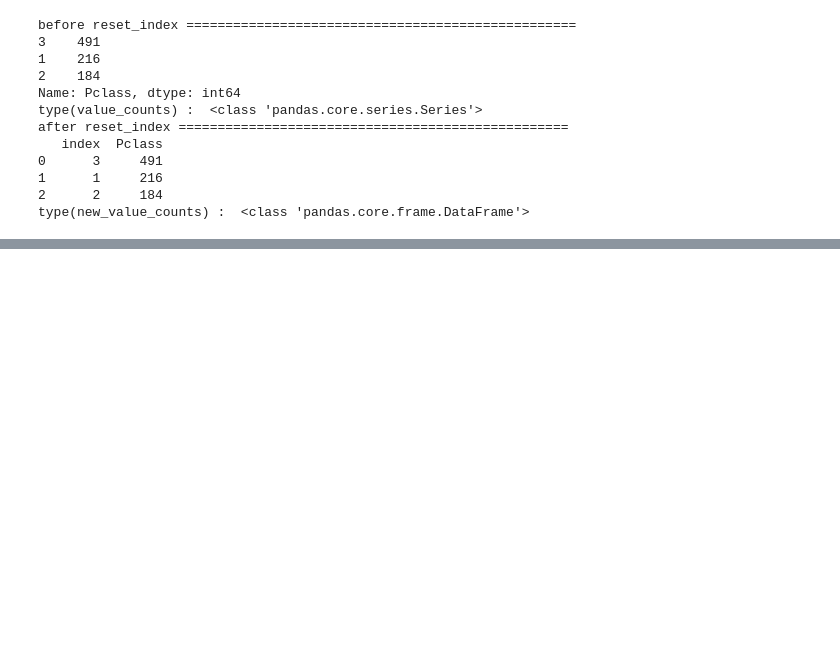
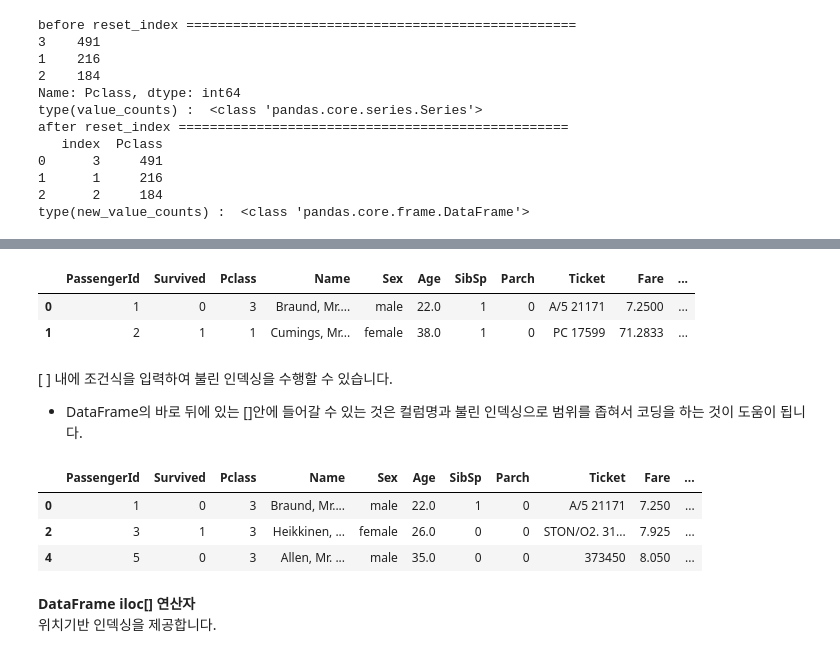
Before and after one commit to 201411096/study_AI, a Jupyter notebook: lectures/2_파이썬 머신러닝 완벽 가이드/1_파이썬 기반의 머신러닝과 생태계 이해/5_pandas.ipynb, the cells around one changed output, grey strips where cells are left out. Saved outputs shown, nothing was run; the diff lists cells and outputs as text; code cells hidden in the pictures; blank space fills up the shorter version.

```diff
--- a/lectures/2_파이썬 머신러닝 완벽 가이드/1_파이썬 기반의 머신러닝과 생태계 이해/5_pandas.ipynb
+++ b/lectures/2_파이썬 머신러닝 완벽 가이드/1_파이썬 기반의 머신러닝과 생태계 이해/5_pandas.ipynb
@@ -578,0 +588,5 @@ type(new_value_counts) :  <class 'pandas.core.frame.DataFrame'>
+# %%
+titanic_df = pd.read_csv('train.csv')
+print('단일 컬럼 데이터 추출:\n', titanic_df['Pclass'].head(3))
+print('여러 컬럼들의 데이터 추출:\n', titanic_df[ ['Survived', 'Pclass'] ].head(3))
+print('[ ] 안에 숫자 index는 KeyError 오류 발생:\n', titanic_df[0])
@@ -578,0 +609,19 @@ type(new_value_counts) :  <class 'pandas.core.frame.DataFrame'>
+# %%
+titanic_df[0:2]
+# %% [output]
+|  | PassengerId | Survived | Pclass | Name | Sex | Age | SibSp | Parch | Ticket | Fare | ... |
+| 0 | 1 | 0 | 3 | Braund, Mr.... | male | 22.0 | 1 | 0 | A/5 21171 | 7.2500 | ... |
+| 1 | 2 | 1 | 1 | Cumings, Mr... | female | 38.0 | 1 | 0 | PC 17599 | 71.2833 | ... |
+# %% [markdown]
+[ ] 내에 조건식을 입력하여 불린 인덱싱을 수행할 수 있습니다.<br>
+* DataFrame의 바로 뒤에 있는 []안에 들어갈 수 있는 것은 컬럼명과 불린 인덱싱으로 범위를 좁혀서 코딩을 하는 것이 도움이 됩니다.
+# %%
+titanic_df[ titanic_df['Pclass'] == 3].head(3)
+# %% [output]
+|  | PassengerId | Survived | Pclass | Name | Sex | Age | SibSp | Parch | Ticket | Fare | ... |
+| 0 | 1 | 0 | 3 | Braund, Mr.... | male | 22.0 | 1 | 0 | A/5 21171 | 7.250 | ... |
+| 2 | 3 | 1 | 3 | Heikkinen, ... | female | 26.0 | 0 | 0 | STON/O2. 31... | 7.925 | ... |
+| 4 | 5 | 0 | 3 | Allen, Mr. ... | male | 35.0 | 0 | 0 | 373450 | 8.050 | ... |
+# %% [markdown]
+**DataFrame iloc[] 연산자**<br>
+위치기반 인덱싱을 제공합니다.
```
Also changed, not shown: parts of 31 cells of this notebook.
